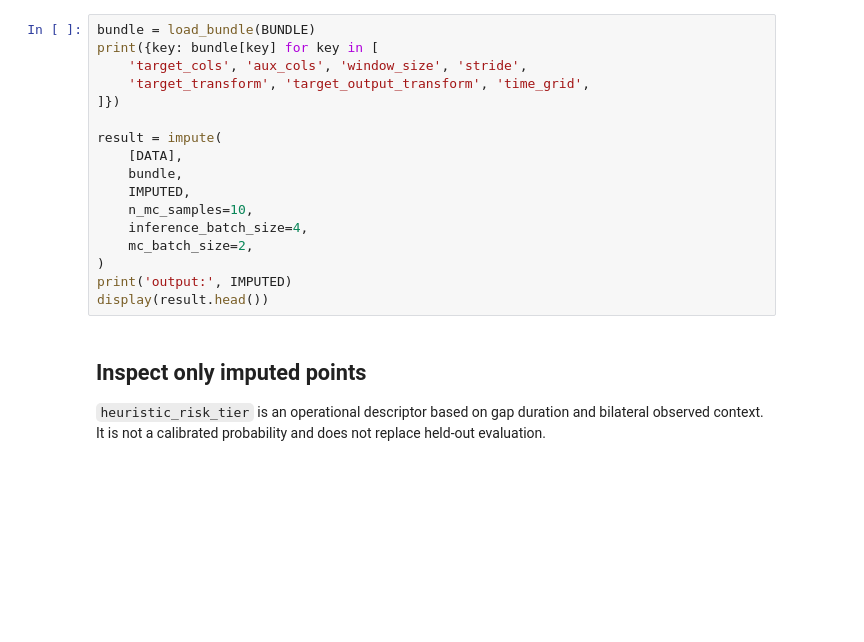
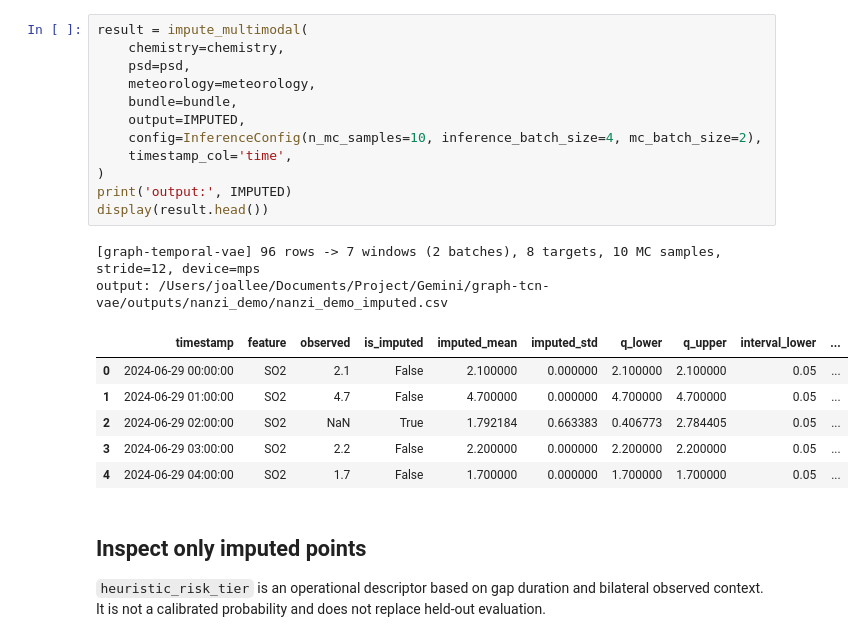
Before and after one commit to JoalLee/graph-temporal-vae, a Jupyter notebook: examples/nanzi_demo_workflow.ipynb, the cells around one changed output. Cells and saved outputs as stored; diff of their text form; blank space fills up the shorter version.

```diff
--- a/examples/nanzi_demo_workflow.ipynb
+++ b/examples/nanzi_demo_workflow.ipynb
@@ -95,20 +191,24 @@ The bundle contains weights, model construction arguments, feature order, target
 # %%
-bundle = load_bundle(BUNDLE)
-print({key: bundle[key] for key in [
-    'target_cols', 'aux_cols', 'window_size', 'stride',
-    'target_transform', 'target_output_transform', 'time_grid',
-]})
-
-result = impute(
-    [DATA],
-    bundle,
-    IMPUTED,
-    n_mc_samples=10,
-    inference_batch_size=4,
-    mc_batch_size=2,
+result = impute_multimodal(
+    chemistry=chemistry,
+    psd=psd,
+    meteorology=meteorology,
+    bundle=bundle,
+    output=IMPUTED,
+    config=InferenceConfig(n_mc_samples=10, inference_batch_size=4, mc_batch_size=2),
+    timestamp_col='time',
 )
 print('output:', IMPUTED)
 display(result.head())
+# %% [output]
+[graph-temporal-vae] 96 rows -> 7 windows (2 batches), 8 targets, 10 MC samples, stride=12, device=mps
+output: /Users/joallee/Documents/Project/Gemini/graph-tcn-vae/outputs/nanzi_demo/nanzi_demo_imputed.csv
+|  | timestamp | feature | observed | is_imputed | imputed_mean | imputed_std | q_lower | q_upper | interval_lower | ... |
+| 0 | 2024-06-29 00:00:00 | SO2 | 2.1 | False | 2.100000 | 0.000000 | 2.100000 | 2.100000 | 0.05 | ... |
+| 1 | 2024-06-29 01:00:00 | SO2 | 4.7 | False | 4.700000 | 0.000000 | 4.700000 | 4.700000 | 0.05 | ... |
+| 2 | 2024-06-29 02:00:00 | SO2 | NaN | True | 1.792184 | 0.663383 | 0.406773 | 2.784405 | 0.05 | ... |
+| 3 | 2024-06-29 03:00:00 | SO2 | 2.2 | False | 2.200000 | 0.000000 | 2.200000 | 2.200000 | 0.05 | ... |
+| 4 | 2024-06-29 04:00:00 | SO2 | 1.7 | False | 1.700000 | 0.000000 | 1.700000 | 1.700000 | 0.05 | ... |
 # %% [markdown]
 ## Inspect only imputed points
 
```
Also changed, not shown: parts of 17 cells of this notebook, 49 other files.
